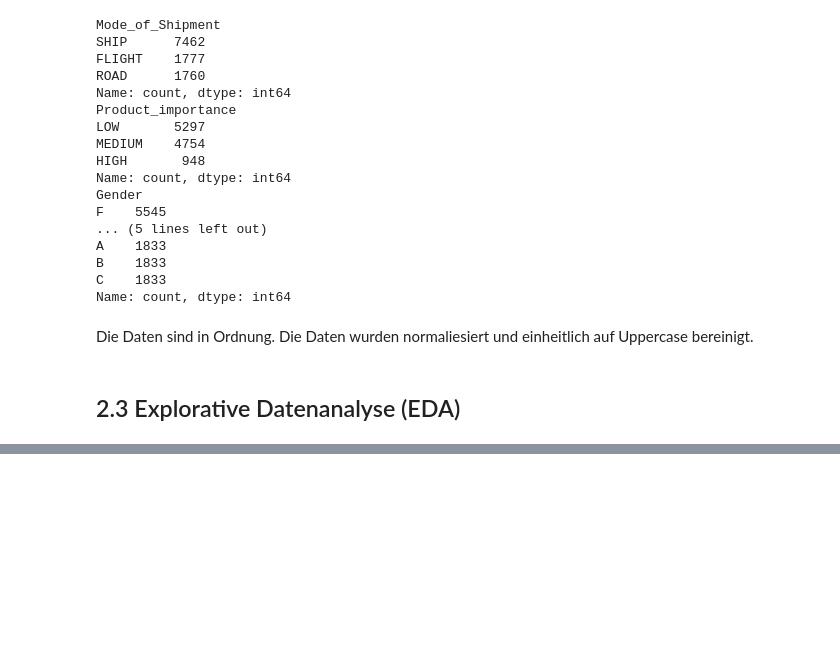
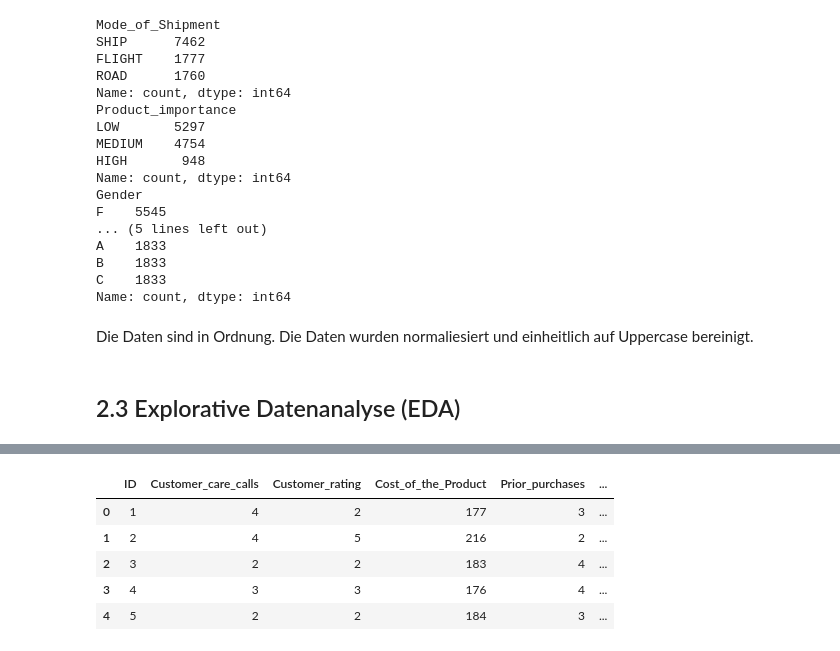
Before and after one commit to sheleut/Data-Science-E-Commerce, a Jupyter notebook: Notebook.ipynb, the cells around one changed output, grey strips where cells are left out. Saved outputs shown, nothing was run; the diff lists cells and outputs as text; code cells hidden in the pictures; blank space fills up the shorter version.

```diff
--- a/Notebook.ipynb
+++ b/Notebook.ipynb
@@ -266,0 +390,16 @@ Die Daten sind in Ordnung. Die Daten wurden normaliesiert und einheitlich auf Up
+# %%
+# Ordinal-Encoding für Product_importance (natürliche Rangfolge: LOW < MEDIUM < HIGH)
+importance_map = {"LOW": 0, "MEDIUM": 1, "HIGH": 2}
+df["Product_importance"] = df["Product_importance"].map(importance_map)
+
+# One-Hot-Encoding für nominale Variablen ohne natürliche Rangfolge
+df = pd.get_dummies(df, columns=["Warehouse_block", "Mode_of_Shipment", "Gender"], drop_first=True)
+
+df.head()
+# %% [output]
+|  | ID | Customer_care_calls | Customer_rating | Cost_of_the_Product | Prior_purchases | ... |
+| 0 | 1 | 4 | 2 | 177 | 3 | ... |
+| 1 | 2 | 4 | 5 | 216 | 2 | ... |
+| 2 | 3 | 2 | 2 | 183 | 4 | ... |
+| 3 | 4 | 3 | 3 | 176 | 4 | ... |
+| 4 | 5 | 2 | 2 | 184 | 3 | ... |
```
Also changed, not shown: parts of 21 cells of this notebook.
